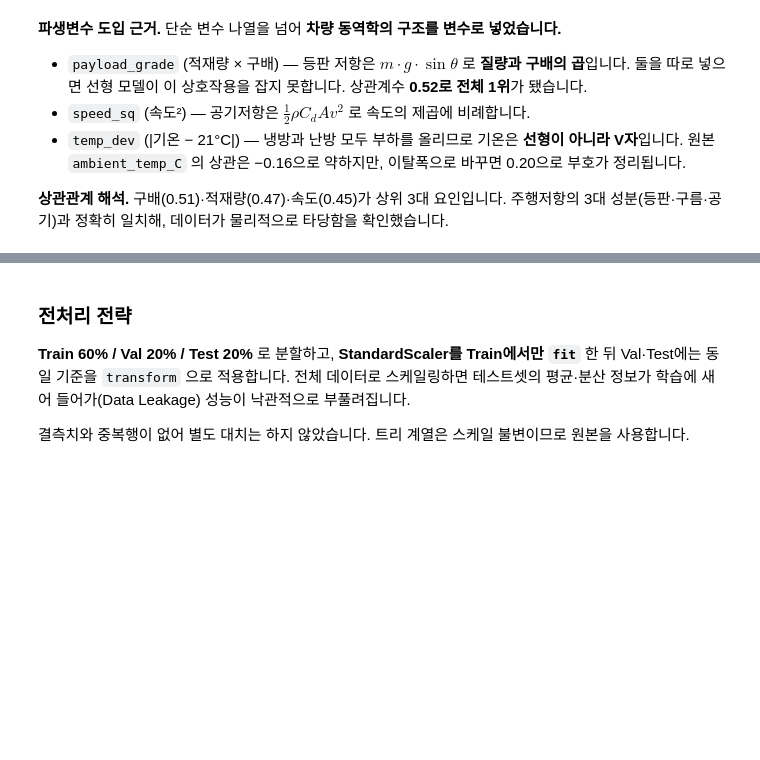
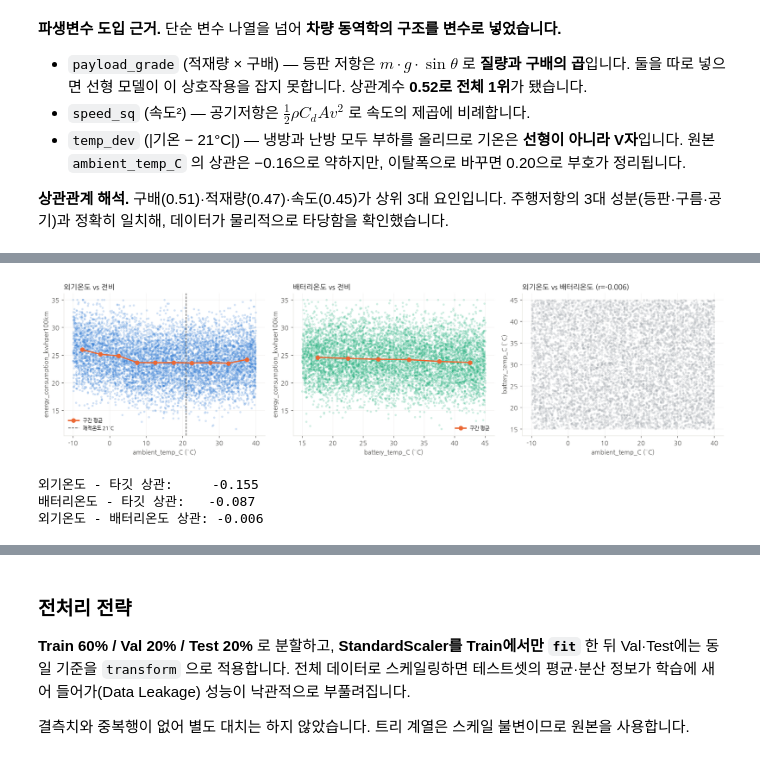
Before and after one commit to nnieun/ev_rest_finder, a Jupyter notebook: ev_energy_ml_report.ipynb, the cells around one changed output, grey strips where cells are left out. Cells and saved outputs as stored; diff of their text form; code cells hidden in the pictures; blank space fills up the shorter version.

```diff
--- a/ev_energy_ml_report.ipynb
+++ b/ev_energy_ml_report.ipynb
@@ -201,0 +208,39 @@ tire_dev          0.060
+# %%
+fig, axes = plt.subplots(1, 3, figsize=(15, 4))
+
+temp_bins = pd.cut(df["ambient_temp_C"], bins=range(-10, 45, 5))
+temp_means = df.groupby(temp_bins, observed=True)[TARGET].mean()
+axes[0].scatter(df["ambient_temp_C"], df[TARGET], s=6, alpha=.15, color=BLUE)
+axes[0].plot([b.mid for b in temp_means.index], temp_means.values, "o-", color=ORANGE, lw=2,
+            label="구간 평균")
+axes[0].axvline(21, color=INK2, ls="--", lw=1, label="쾌적온도 21°C")
+axes[0].set_title("외기온도 vs 전비", fontsize=11, loc="left")
+axes[0].set_xlabel("ambient_temp_C (°C)"); axes[0].set_ylabel(TARGET)
+axes[0].legend(frameon=False, fontsize=8)
+
+batt_bins = pd.cut(df["battery_temp_C"], bins=range(15, 50, 5))
+batt_means = df.groupby(batt_bins, observed=True)[TARGET].mean()
+axes[1].scatter(df["battery_temp_C"], df[TARGET], s=6, alpha=.15, color=AQUA)
+axes[1].plot([b.mid for b in batt_means.index], batt_means.values, "o-", color=ORANGE, lw=2,
+            label="구간 평균")
+axes[1].set_title("배터리온도 vs 전비", fontsize=11, loc="left")
+axes[1].set_xlabel("battery_temp_C (°C)"); axes[1].set_ylabel(TARGET)
+axes[1].legend(frameon=False, fontsize=8)
+
+r_tb = df["ambient_temp_C"].corr(df["battery_temp_C"])
+axes[2].scatter(df["ambient_temp_C"], df["battery_temp_C"], s=6, alpha=.15, color="#9aa0a6")
+axes[2].set_title(f"외기온도 vs 배터리온도 (r={r_tb:+.3f})", fontsize=11, loc="left")
+axes[2].set_xlabel("ambient_temp_C (°C)"); axes[2].set_ylabel("battery_temp_C (°C)")
+
+for ax in axes:
+    ax.grid(alpha=.4); ax.set_axisbelow(True)
+plt.tight_layout(); plt.show()
+
+print(f"외기온도 - 타깃 상관:     {df['ambient_temp_C'].corr(df[TARGET]):+.3f}")
+print(f"배터리온도 - 타깃 상관:   {df['battery_temp_C'].corr(df[TARGET]):+.3f}")
+print(f"외기온도 - 배터리온도 상관: {r_tb:+.3f}")
+# %% [output]
+[figure, added]
+외기온도 - 타깃 상관:     -0.155
+배터리온도 - 타깃 상관:   -0.087
+외기온도 - 배터리온도 상관: -0.006
```
Also changed, not shown: parts of 5 cells of this notebook, 2 other files.
